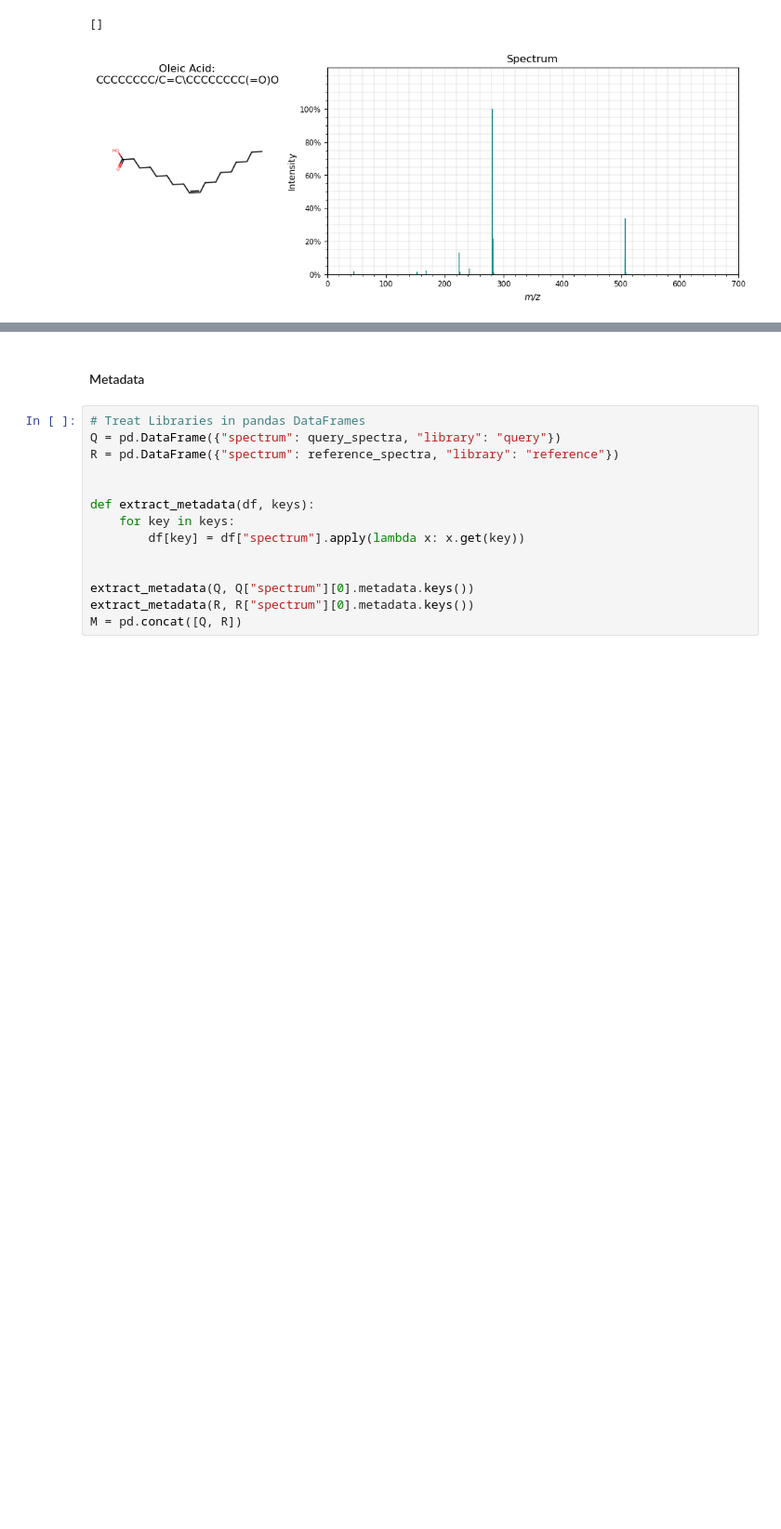
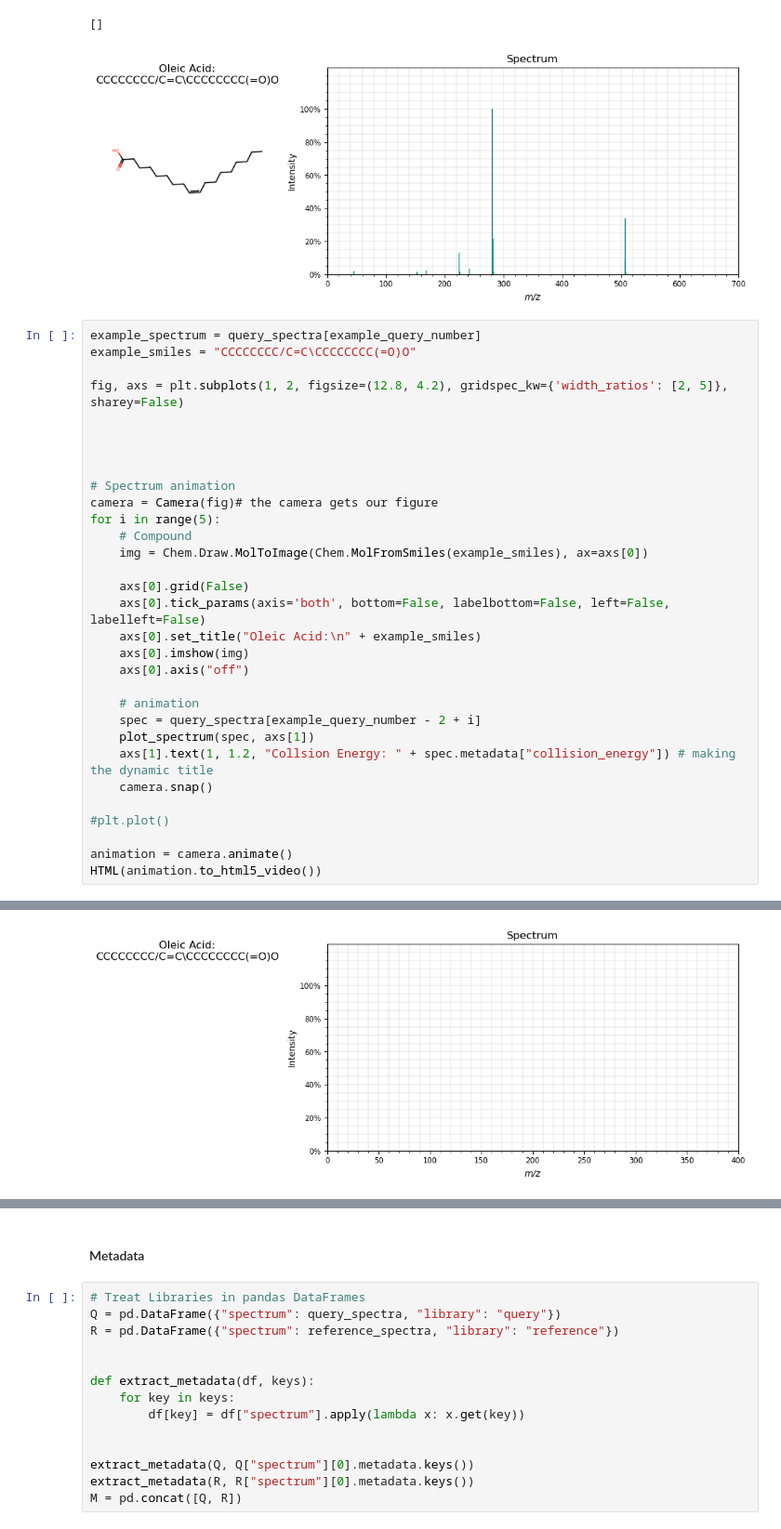
Before and after one commit to mmattano/SimilarityHackathon, a Jupyter notebook: notebooks/DataVisualization.ipynb, the cells around one changed output, grey strips where cells are left out. Shown: that part at 93% size. Drawn from its saved outputs; the diff is of its cells as text; blank space fills up the shorter version.

```diff
--- a/notebooks/DataVisualization.ipynb
+++ b/notebooks/DataVisualization.ipynb
@@ -53,3 +53,35 @@ plt.plot()
 # %% [output]
 []
 [figure]
+# %%
+example_spectrum = query_spectra[example_query_number]
+example_smiles = "CCCCCCCC/C=C\CCCCCCCC(=O)O"
+
+fig, axs = plt.subplots(1, 2, figsize=(12.8, 4.2), gridspec_kw={'width_ratios': [2, 5]}, sharey=False)
+
+
+
+
+# Spectrum animation
+camera = Camera(fig)# the camera gets our figure
+for i in range(5):
+    # Compound
+    img = Chem.Draw.MolToImage(Chem.MolFromSmiles(example_smiles), ax=axs[0])
+
+    axs[0].grid(False)
+    axs[0].tick_params(axis='both', bottom=False, labelbottom=False, left=False, labelleft=False)
+    axs[0].set_title("Oleic Acid:\n" + example_smiles)
+    axs[0].imshow(img)
+    axs[0].axis("off")
+
+    # animation
+    spec = query_spectra[example_query_number - 2 + i]
+    plot_spectrum(spec, axs[1])
+    axs[1].text(1, 1.2, "Collsion Energy: " + spec.metadata["collision_energy"]) # making the dynamic title
+    camera.snap()
+
+#plt.plot()
+
+animation = camera.animate()
+HTML(animation.to_html5_video())
+# %% [output]
@@ -55,0 +89 @@ plt.plot()
+[figure, added]
```
Also changed, not shown: parts of 3 cells of this notebook.
